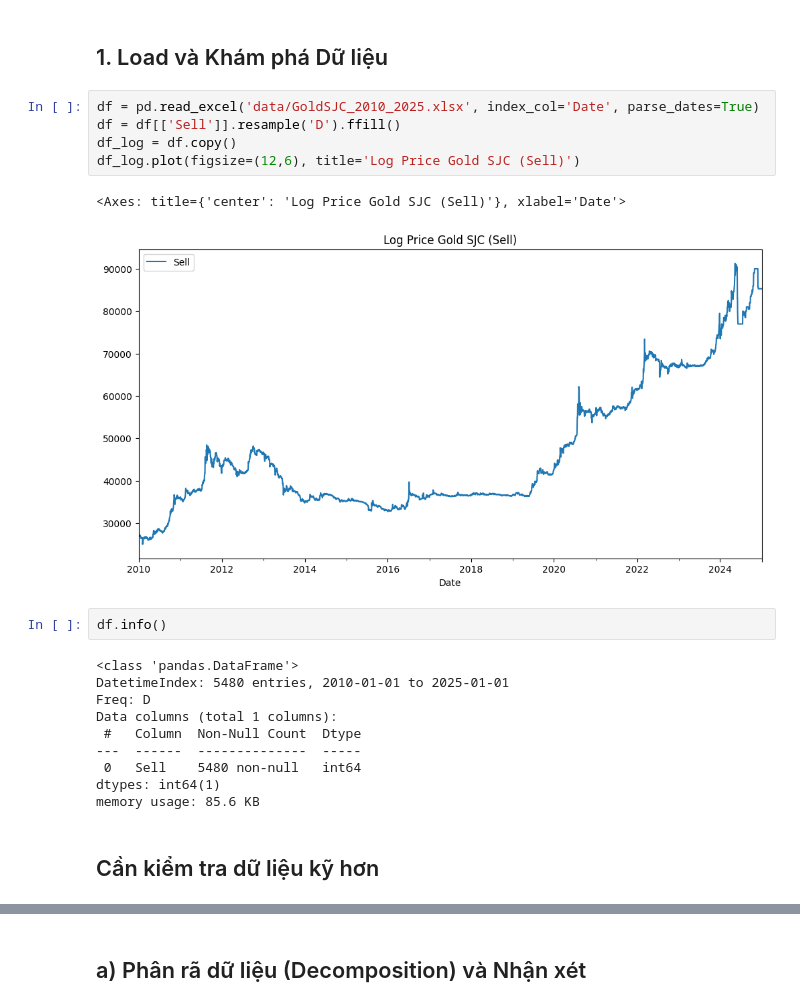
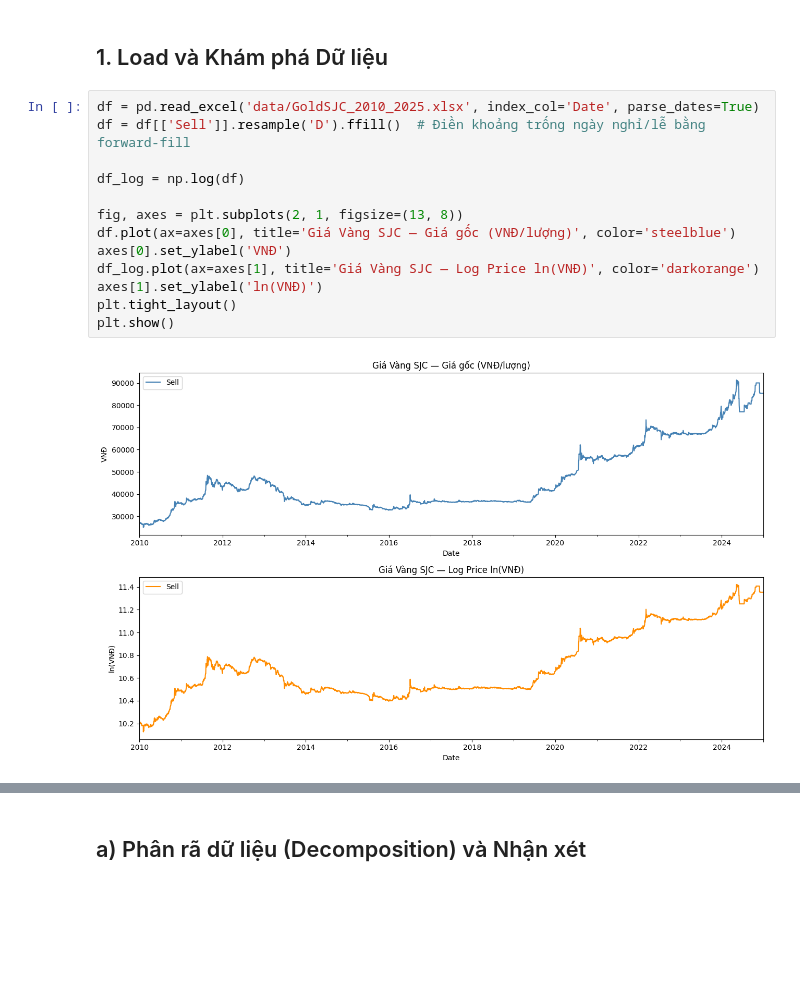
Before and after one commit to lamphat344961-alt/DA_mon_mhtk, a Jupyter notebook: project_3/do_1.ipynb, the cells around one changed output, grey strips where cells are left out. Drawn from its saved outputs; the diff is of its cells as text; blank space fills up the shorter version.

```diff
--- a/project_3/do_1.ipynb
+++ b/project_3/do_1.ipynb
@@ -58,25 +38,18 @@ def kpss_test(x):
     return results
 # %% [markdown]
 ## 1. Load và Khám phá Dữ liệu
-# %%
-df = pd.read_excel('data/GoldSJC_2010_2025.xlsx', index_col='Date', parse_dates=True)
-df = df[['Sell']].resample('D').ffill()
-df_log = df.copy()
-df_log.plot(figsize=(12,6), title='Log Price Gold SJC (Sell)')
-# %% [output]
-<Axes: title={'center': 'Log Price Gold SJC (Sell)'}, xlabel='Date'>
-[figure, removed]
-# %%
-df.info()
-# %% [output]
-<class 'pandas.DataFrame'>
-DatetimeIndex: 5480 entries, 2010-01-01 to 2025-01-01
-Freq: D
-Data columns (total 1 columns):
- #   Column  Non-Null Count  Dtype
----  ------  --------------  -----
- 0   Sell    5480 non-null   int64
-dtypes: int64(1)
-memory usage: 85.6 KB
-# %% [markdown]
-## Cần kiểm tra dữ liệu kỹ hơn
+# %%
+df = pd.read_excel('data/GoldSJC_2010_2025.xlsx', index_col='Date', parse_dates=True)
+df = df[['Sell']].resample('D').ffill()  # Điền khoảng trống ngày nghỉ/lễ bằng forward-fill
+
+df_log = np.log(df)
+
+fig, axes = plt.subplots(2, 1, figsize=(13, 8))
+df.plot(ax=axes[0], title='Giá Vàng SJC — Giá gốc (VNĐ/lượng)', color='steelblue')
+axes[0].set_ylabel('VNĐ')
+df_log.plot(ax=axes[1], title='Giá Vàng SJC — Log Price ln(VNĐ)', color='darkorange')
+axes[1].set_ylabel('ln(VNĐ)')
+plt.tight_layout()
+plt.show()
+# %% [output]
+[figure, added]
```
Also changed, not shown: parts of 19 cells of this notebook, 4 other files.
